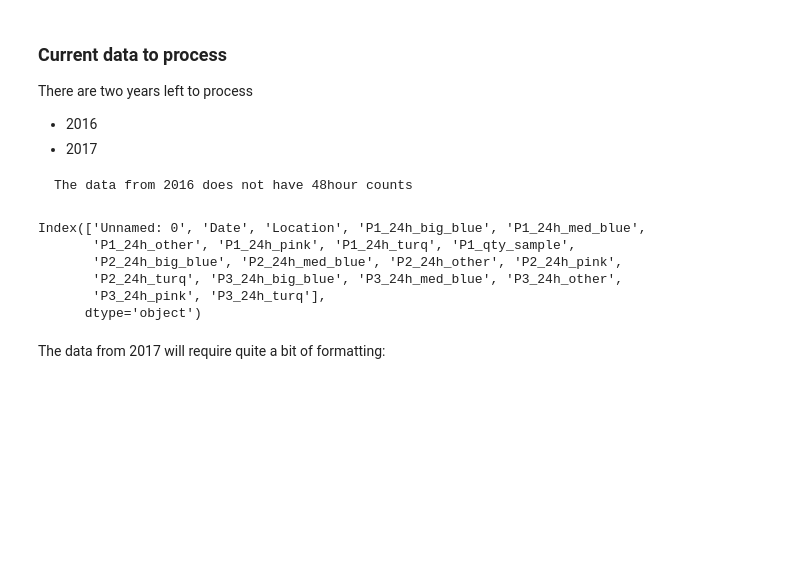
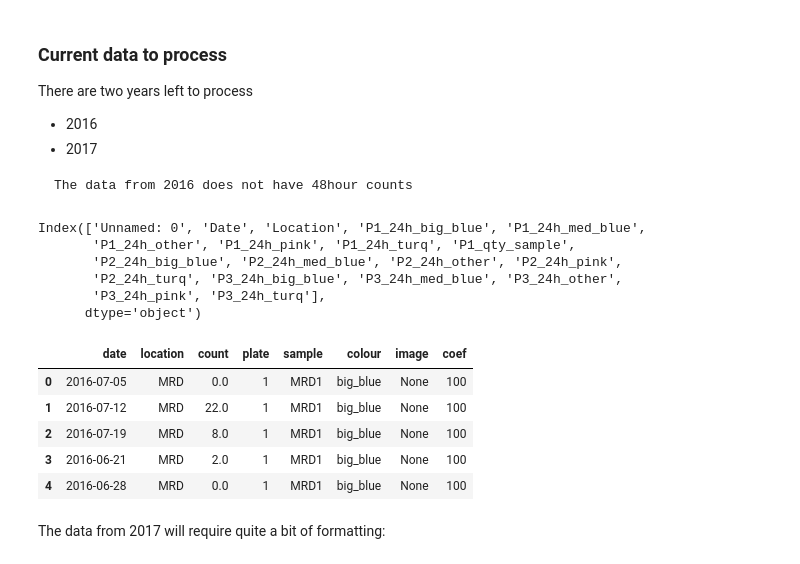
Before and after one commit to hammerdirt-analyst/qualite-deau, a Jupyter notebook: random_variables.ipynb, the cells around one changed output. Saved outputs shown, nothing was run; the diff lists cells and outputs as text; code cells hidden in the pictures; blank space fills up the shorter version.

```diff
--- a/random_variables.ipynb
+++ b/random_variables.ipynb
@@ -83,18 +83,41 @@ new_df16 = pd.read_csv("data/componentdata/2016_Data.csv")
 
 colors_2016 = [
     'P1_24h_big_blue', 'P1_24h_med_blue',
-       'P1_24h_other', 'P1_24h_pink', 'P1_24h_turq', 'P1_qty_sample',
-       'P2_24h_big_blue', 'P2_24h_med_blue', 'P2_24h_other', 'P2_24h_pink',
-       'P2_24h_turq', 'P3_24h_big_blue', 'P3_24h_med_blue', 'P3_24h_other',
-       'P3_24h_pink', 'P3_24h_turq']
-new_df16.columns
+    'P1_24h_other', 'P1_24h_pink', 'P1_24h_turq', 'P1_qty_sample',
+    'P2_24h_big_blue', 'P2_24h_med_blue', 'P2_24h_other', 'P2_24h_pink',
+    'P2_24h_turq', 'P3_24h_big_blue', 'P3_24h_med_blue', 'P3_24h_other',
+    'P3_24h_pink', 'P3_24h_turq']
+colors_slug = {x:f'{x[1:3]}{x[7:]}' for x in colors_2016}
+
+df16 = new_df16.rename(columns=colors_slug)
+df16.drop("Unnamed: 0", axis=1, inplace=True)
+df16 = pd.melt(df16, value_vars=colors_slug.values(), id_vars=["Date", "Location"])
+df16["plate"] = df16.variable.apply(lambda x: x[0])
+df16["sample"] = df16.Location + df16.plate
+df16["colour"] = df16.variable.apply(lambda x: x[2:])
+df16.drop("variable", inplace=True, axis=1)
+df16.rename(columns={"value":"count", "Date":"date", "Location":"location"}, inplace=True)
+df16["date"] = pd.to_datetime(df16["date"])
+df16["image"] = None
+df16["coef"] = 100
-# %% [output]
-Index(['Unnamed: 0', 'Date', 'Location', 'P1_24h_big_blue', 'P1_24h_med_blue',
-       'P1_24h_other', 'P1_24h_pink', 'P1_24h_turq', 'P1_qty_sample',
-       'P2_24h_big_blue', 'P2_24h_med_blue', 'P2_24h_other', 'P2_24h_pink',
-       'P2_24h_turq', 'P3_24h_big_blue', 'P3_24h_med_blue', 'P3_24h_other',
-       'P3_24h_pink', 'P3_24h_turq'],
-      dtype='object')
+# %%
+new_df16.columns
+# %% [output]
+Index(['Unnamed: 0', 'Date', 'Location', 'P1_24h_big_blue', 'P1_24h_med_blue',
+       'P1_24h_other', 'P1_24h_pink', 'P1_24h_turq', 'P1_qty_sample',
+       'P2_24h_big_blue', 'P2_24h_med_blue', 'P2_24h_other', 'P2_24h_pink',
+       'P2_24h_turq', 'P3_24h_big_blue', 'P3_24h_med_blue', 'P3_24h_other',
+       'P3_24h_pink', 'P3_24h_turq'],
+      dtype='object')
+# %%
+df16.head()
+# %% [output]
+|  | date | location | count | plate | sample | colour | image | coef |
+| 0 | 2016-07-05 | MRD | 0.0 | 1 | MRD1 | big_blue | None | 100 |
+| 1 | 2016-07-12 | MRD | 22.0 | 1 | MRD1 | big_blue | None | 100 |
+| 2 | 2016-07-19 | MRD | 8.0 | 1 | MRD1 | big_blue | None | 100 |
+| 3 | 2016-06-21 | MRD | 2.0 | 1 | MRD1 | big_blue | None | 100 |
+| 4 | 2016-06-28 | MRD | 0.0 | 1 | MRD1 | big_blue | None | 100 |
 # %% [markdown]
 The data from 2017 will require quite a bit of formatting:
 # %%
```
Also changed, not shown: parts of 6 cells of this notebook, 6 other files.
